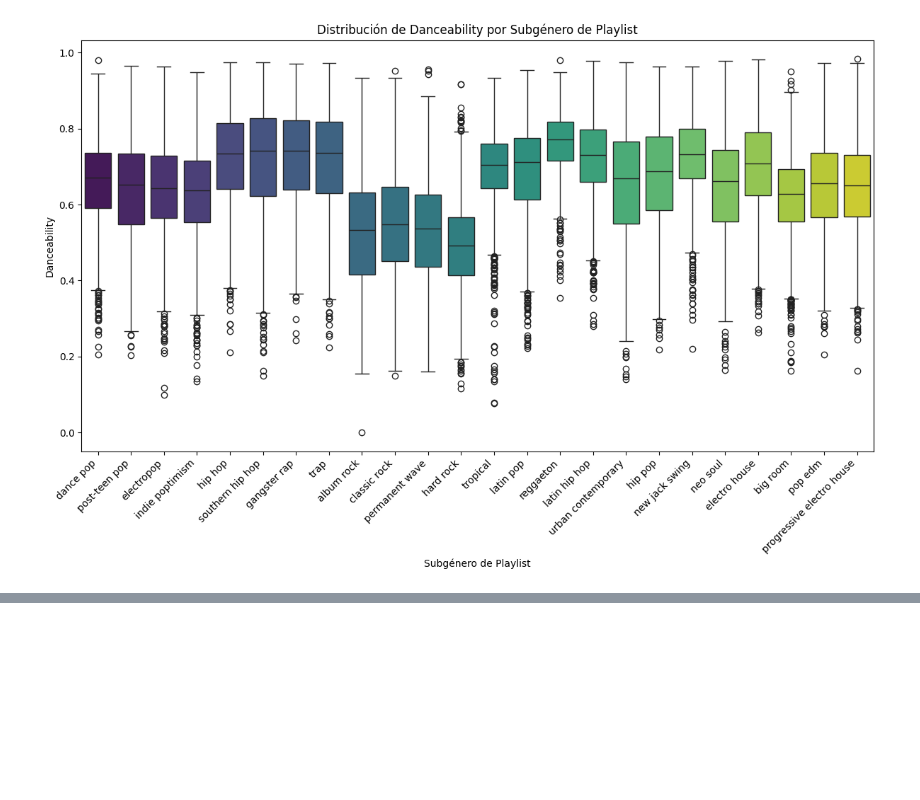
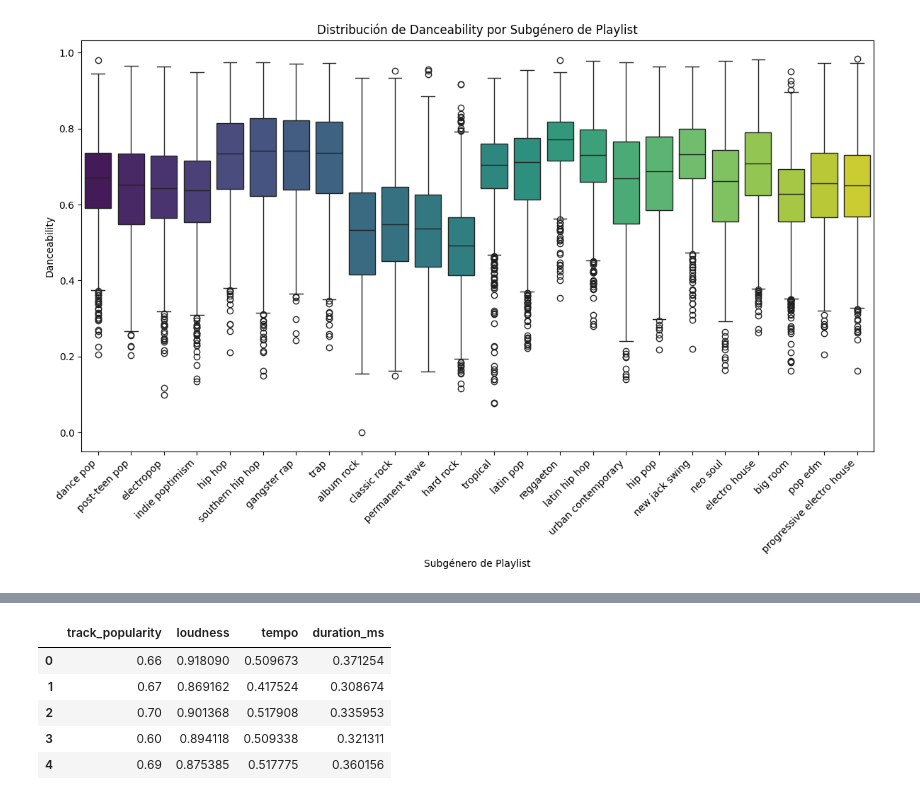
Before and after one commit to JorgeOrrego1201/TF_MetDataScience, a Jupyter notebook: TF_Spotify.ipynb, the cells around one changed output, grey strips where cells are left out. Cells and saved outputs as stored; diff of their text form; code cells hidden in the pictures; blank space fills up the shorter version.

```diff
--- a/TF_Spotify.ipynb
+++ b/TF_Spotify.ipynb
@@ -345,0 +388,14 @@ Passing `palette` without assigning `hue` is deprecated and will be removed in v
+# %%
+# Se utiliza el MinMaxScaler
+minmax = MinMaxScaler()
+reescalado = minmax.fit_transform(features)
+
+reescalado = pd.DataFrame(reescalado, columns=features.columns)
+reescalado.head()
+# %% [output]
+|  | track_popularity | loudness | tempo | duration_ms |
+| 0 | 0.66 | 0.918090 | 0.509673 | 0.371254 |
+| 1 | 0.67 | 0.869162 | 0.417524 | 0.308674 |
+| 2 | 0.70 | 0.901368 | 0.517908 | 0.335953 |
+| 3 | 0.60 | 0.894118 | 0.509338 | 0.321311 |
+| 4 | 0.69 | 0.875385 | 0.517775 | 0.360156 |
```
Also changed, not shown: parts of 8 cells of this notebook.
